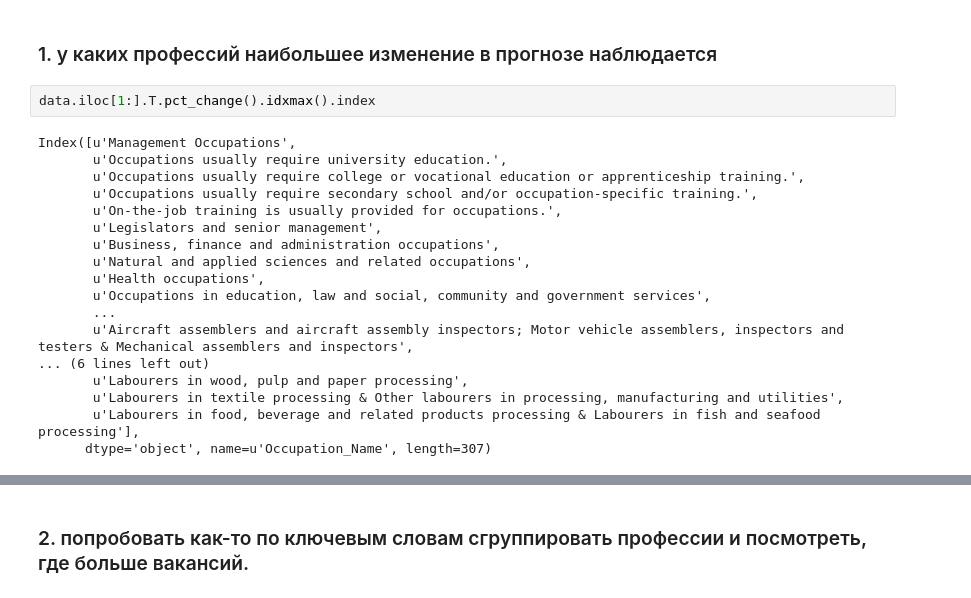
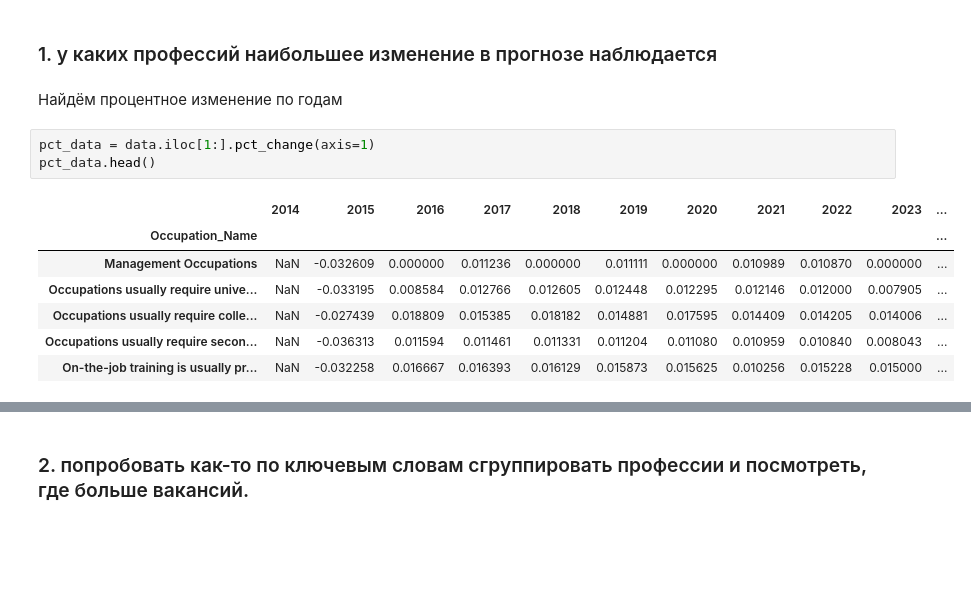
Before and after one commit to livestalker-archive/python-17, a Jupyter notebook: hw8/hw8.ipynb, the cells around one changed output, grey strips where cells are left out. Saved outputs shown, nothing was run; the diff lists cells and outputs as text; blank space fills up the shorter version.

```diff
--- a/hw8/hw8.ipynb
+++ b/hw8/hw8.ipynb
@@ -234,23 +236,16 @@ Name: Sales and service occupations, dtype: int64
 По всем года лидирует группа продажи и сервис, что собственно не удивительно.
 # %% [markdown]
 ### 1. у каких профессий наибольшее изменение в прогнозе наблюдается ###
-# %%
-data.iloc[1:].T.pct_change().idxmax().index
-# %% [output]
-Index([u'Management Occupations',
-       u'Occupations usually require university education.',
-       u'Occupations usually require college or vocational education or apprenticeship training.',
-       u'Occupations usually require secondary school and/or occupation-specific training.',
-       u'On-the-job training is usually provided for occupations.',
-       u'Legislators and senior management',
-       u'Business, finance and administration occupations',
-       u'Natural and applied sciences and related occupations',
-       u'Health occupations',
-       u'Occupations in education, law and social, community and government services',
-       ...
-       u'Aircraft assemblers and aircraft assembly inspectors; Motor vehicle assemblers, inspectors and testers & Mechanical assemblers and inspectors',
-... (6 lines left out)
-       u'Labourers in wood, pulp and paper processing',
-       u'Labourers in textile processing & Other labourers in processing, manufacturing and utilities',
-       u'Labourers in food, beverage and related products processing & Labourers in fish and seafood processing'],
-      dtype='object', name=u'Occupation_Name', length=307)
+# %% [markdown]
+Найдём процентное изменение по годам
+# %%
+pct_data = data.iloc[1:].pct_change(axis=1)
+pct_data.head()
+# %% [output]
+|  | 2014 | 2015 | 2016 | 2017 | 2018 | 2019 | 2020 | 2021 | 2022 | 2023 | ... |
+| Occupation_Name |  |  |  |  |  |  |  |  |  |  | ... |
+| Management Occupations | NaN | -0.032609 | 0.000000 | 0.011236 | 0.000000 | 0.011111 | 0.000000 | 0.010989 | 0.010870 | 0.000000 | ... |
+| Occupations usually require unive... | NaN | -0.033195 | 0.008584 | 0.012766 | 0.012605 | 0.012448 | 0.012295 | 0.012146 | 0.012000 | 0.007905 | ... |
+| Occupations usually require colle... | NaN | -0.027439 | 0.018809 | 0.015385 | 0.018182 | 0.014881 | 0.017595 | 0.014409 | 0.014205 | 0.014006 | ... |
+| Occupations usually require secon... | NaN | -0.036313 | 0.011594 | 0.011461 | 0.011331 | 0.011204 | 0.011080 | 0.010959 | 0.010840 | 0.008043 | ... |
+| On-the-job training is usually pr... | NaN | -0.032258 | 0.016667 | 0.016393 | 0.016129 | 0.015873 | 0.015625 | 0.010256 | 0.015228 | 0.015000 | ... |
```
Also changed, not shown: parts of 8 cells of this notebook.
